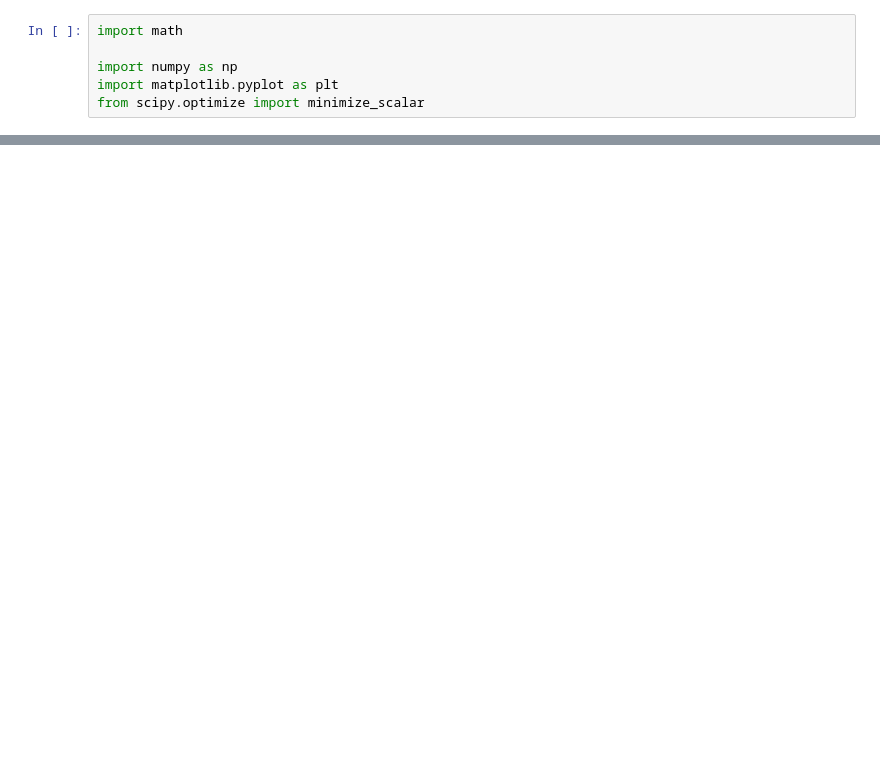
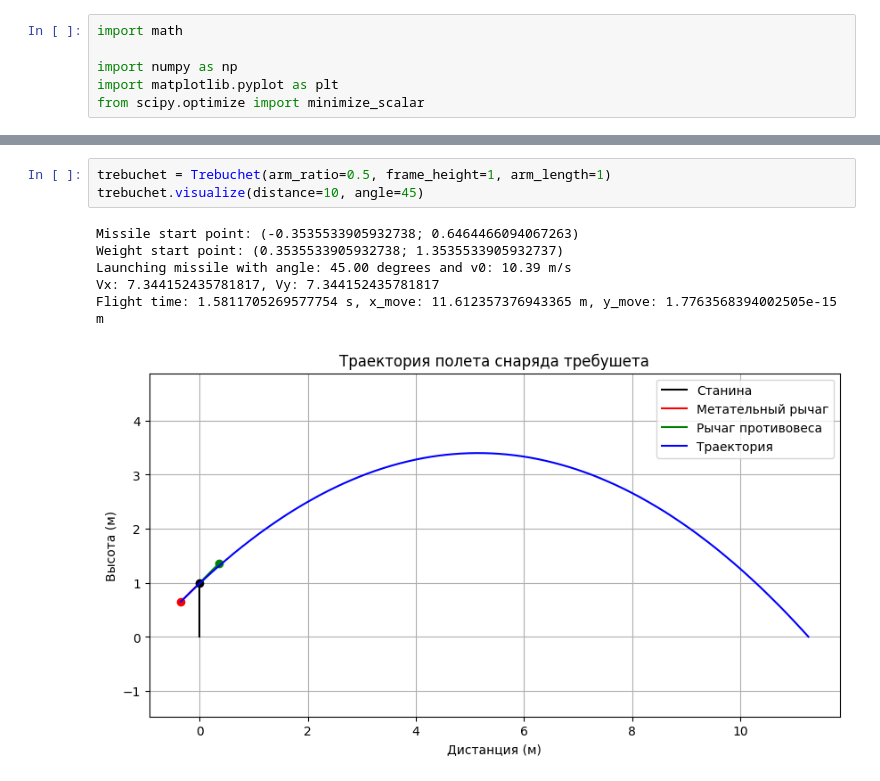
Before and after one commit to Zea-Zee/Mechanics-project, a Jupyter notebook: trebuchet.ipynb, the cells around one changed output, grey strips where cells are left out. Cells and saved outputs as stored; diff of their text form; blank space fills up the shorter version.

```diff
--- a/trebuchet.ipynb
+++ b/trebuchet.ipynb
@@ -114,0 +114,10 @@ Flight time: 0.8404815008624454 s, x_move: 3.3551750178027504 m, y_move: 0.0 m
+# %%
+trebuchet = Trebuchet(arm_ratio=0.5, frame_height=1, arm_length=1)
+trebuchet.visualize(distance=10, angle=45)
+# %% [output]
+Missile start point: (-0.3535533905932738; 0.6464466094067263)
+Weight start point: (0.3535533905932738; 1.3535533905932737)
+Launching missile with angle: 45.00 degrees and v0: 10.39 m/s
+Vx: 7.344152435781817, Vy: 7.344152435781817
+Flight time: 1.5811705269577754 s, x_move: 11.612357376943365 m, y_move: 1.7763568394002505e-15 m
+[figure, added]
```
Also changed, not shown: parts of 1 cell of this notebook.
